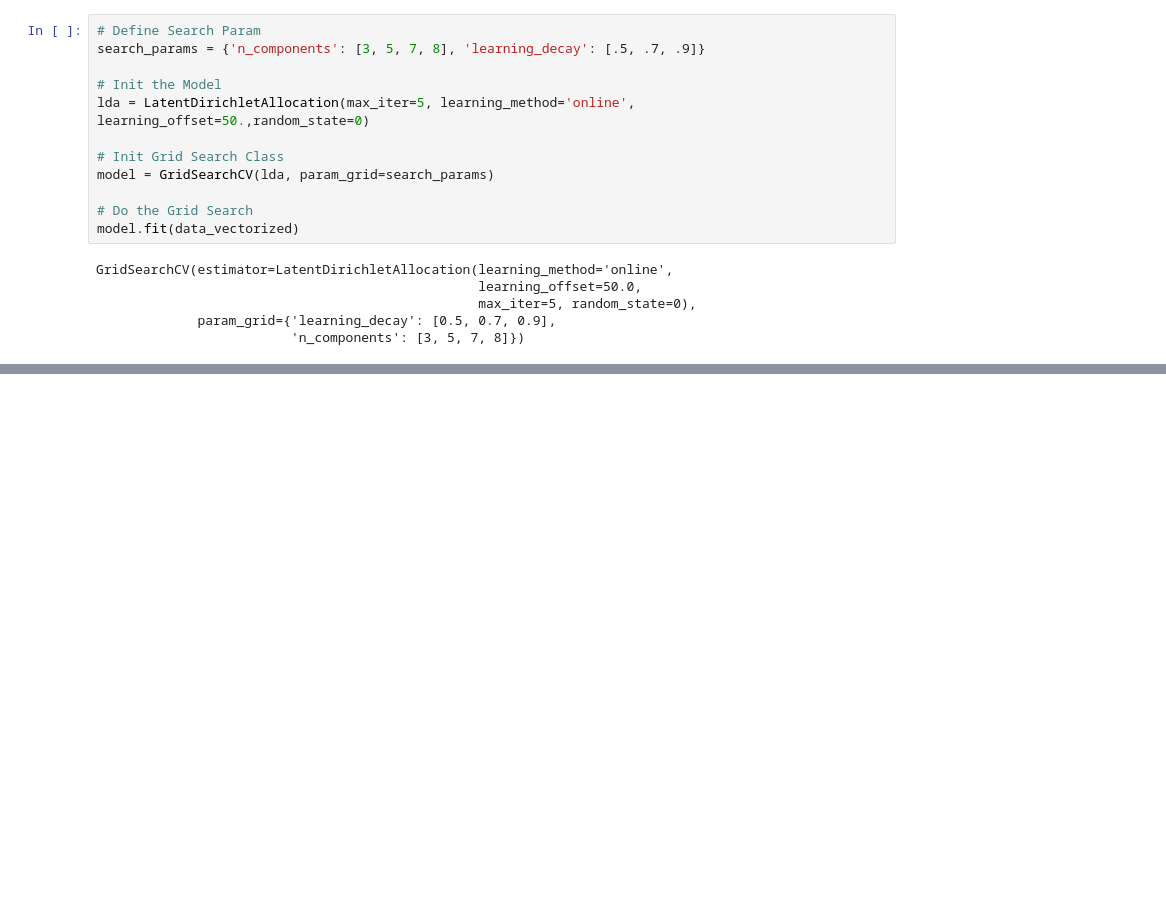
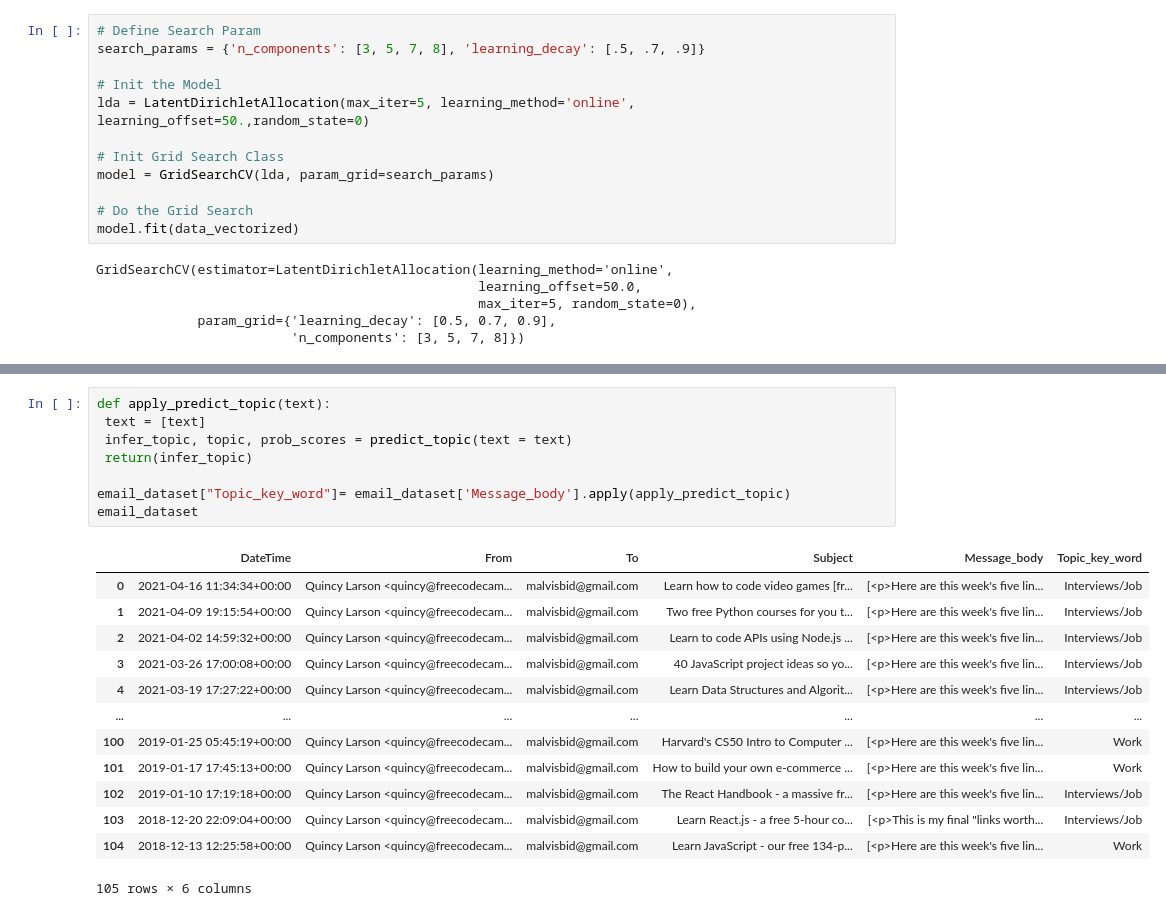
Before and after one commit to hcymb2/intelligent-email-app, a Jupyter notebook: ml-model/LDA_model_V3.ipynb, the cells around one changed output, grey strips where cells are left out. Drawn from its saved outputs; the diff is of its cells as text; blank space fills up the shorter version.

```diff
--- a/ml-model/LDA_model_V3.ipynb
+++ b/ml-model/LDA_model_V3.ipynb
@@ -318,0 +334,22 @@ print(infer_topic)
+# %%
+def apply_predict_topic(text):
+ text = [text]
+ infer_topic, topic, prob_scores = predict_topic(text = text)
+ return(infer_topic)
+
+email_dataset["Topic_key_word"]= email_dataset['Message_body'].apply(apply_predict_topic)
+email_dataset
+# %% [output]
+|  | DateTime | From | To | Subject | Message_body | Topic_key_word |
+| 0 | 2021-04-16 11:34:34+00:00 | Quincy Larson <quincy@freecodecam... | malvisbid@gmail.com | Learn how to code video games [fr... | [<p>Here are this week's five lin... | Interviews/Job |
+| 1 | 2021-04-09 19:15:54+00:00 | Quincy Larson <quincy@freecodecam... | malvisbid@gmail.com | Two free Python courses for you t... | [<p>Here are this week's five lin... | Interviews/Job |
+| 2 | 2021-04-02 14:59:32+00:00 | Quincy Larson <quincy@freecodecam... | malvisbid@gmail.com | Learn to code APIs using Node.js ... | [<p>Here are this week's five lin... | Interviews/Job |
+| 3 | 2021-03-26 17:00:08+00:00 | Quincy Larson <quincy@freecodecam... | malvisbid@gmail.com | 40 JavaScript project ideas so yo... | [<p>Here are this week's five lin... | Interviews/Job |
+| 4 | 2021-03-19 17:27:22+00:00 | Quincy Larson <quincy@freecodecam... | malvisbid@gmail.com | Learn Data Structures and Algorit... | [<p>Here are this week's five lin... | Interviews/Job |
+| ... | ... | ... | ... | ... | ... | ... |
+| 100 | 2019-01-25 05:45:19+00:00 | Quincy Larson <quincy@freecodecam... | malvisbid@gmail.com | Harvard's CS50 Intro to Computer ... | [<p>Here are this week's five lin... | Work |
+| 101 | 2019-01-17 17:45:13+00:00 | Quincy Larson <quincy@freecodecam... | malvisbid@gmail.com | How to build your own e-commerce ... | [<p>Here are this week's five lin... | Work |
+| 102 | 2019-01-10 17:19:18+00:00 | Quincy Larson <quincy@freecodecam... | malvisbid@gmail.com | The React Handbook - a massive fr... | [<p>Here are this week's five lin... | Interviews/Job |
+| 103 | 2018-12-20 22:09:04+00:00 | Quincy Larson <quincy@freecodecam... | malvisbid@gmail.com | Learn React.js - a free 5-hour co... | [<p>This is my final "links worth... | Interviews/Job |
+| 104 | 2018-12-13 12:25:58+00:00 | Quincy Larson <quincy@freecodecam... | malvisbid@gmail.com | Learn JavaScript - our free 134-p... | [<p>Here are this week's five lin... | Work |
+105 rows × 6 columns
```
Also changed, not shown: parts of 18 cells of this notebook, 4 other files.
